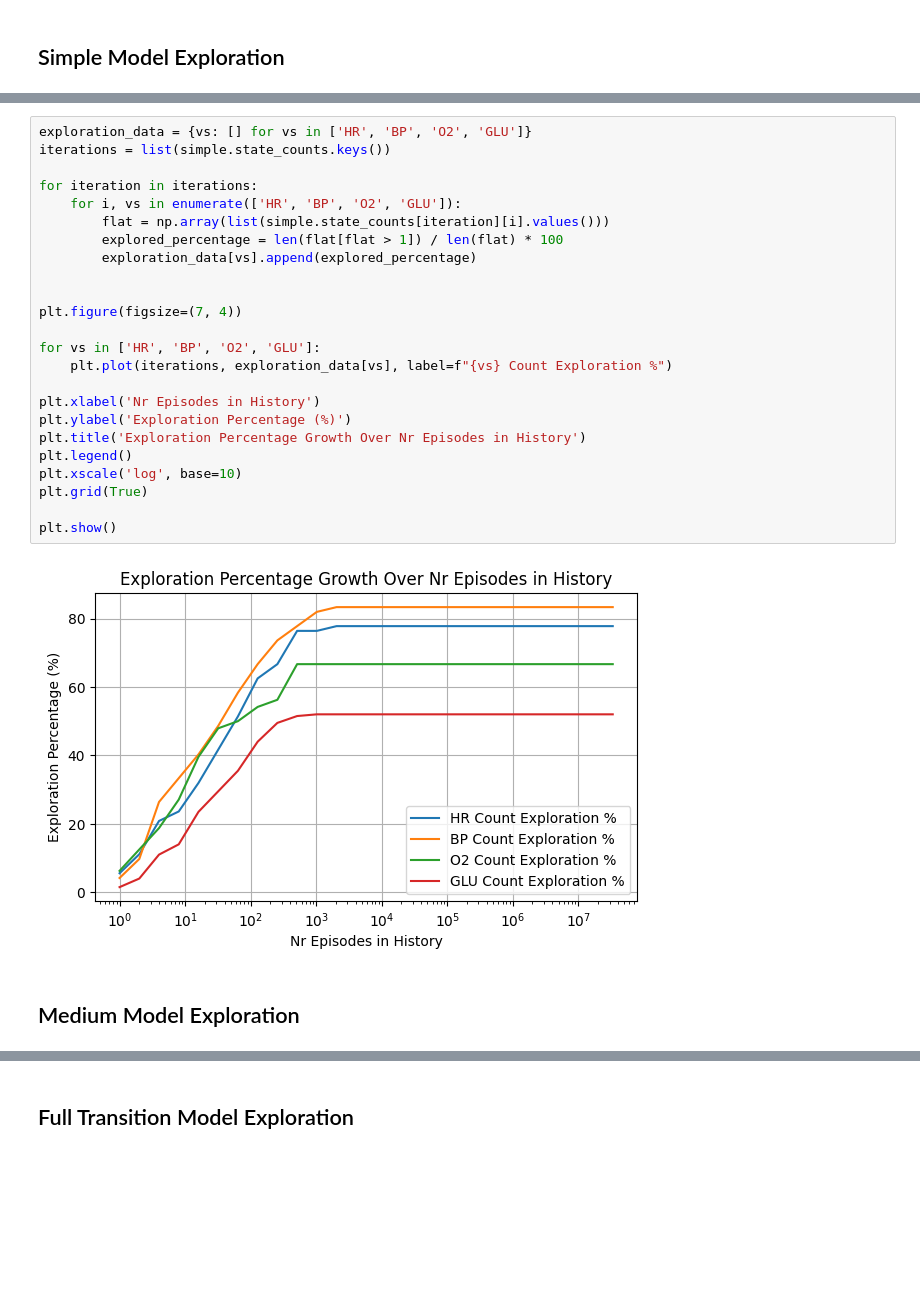
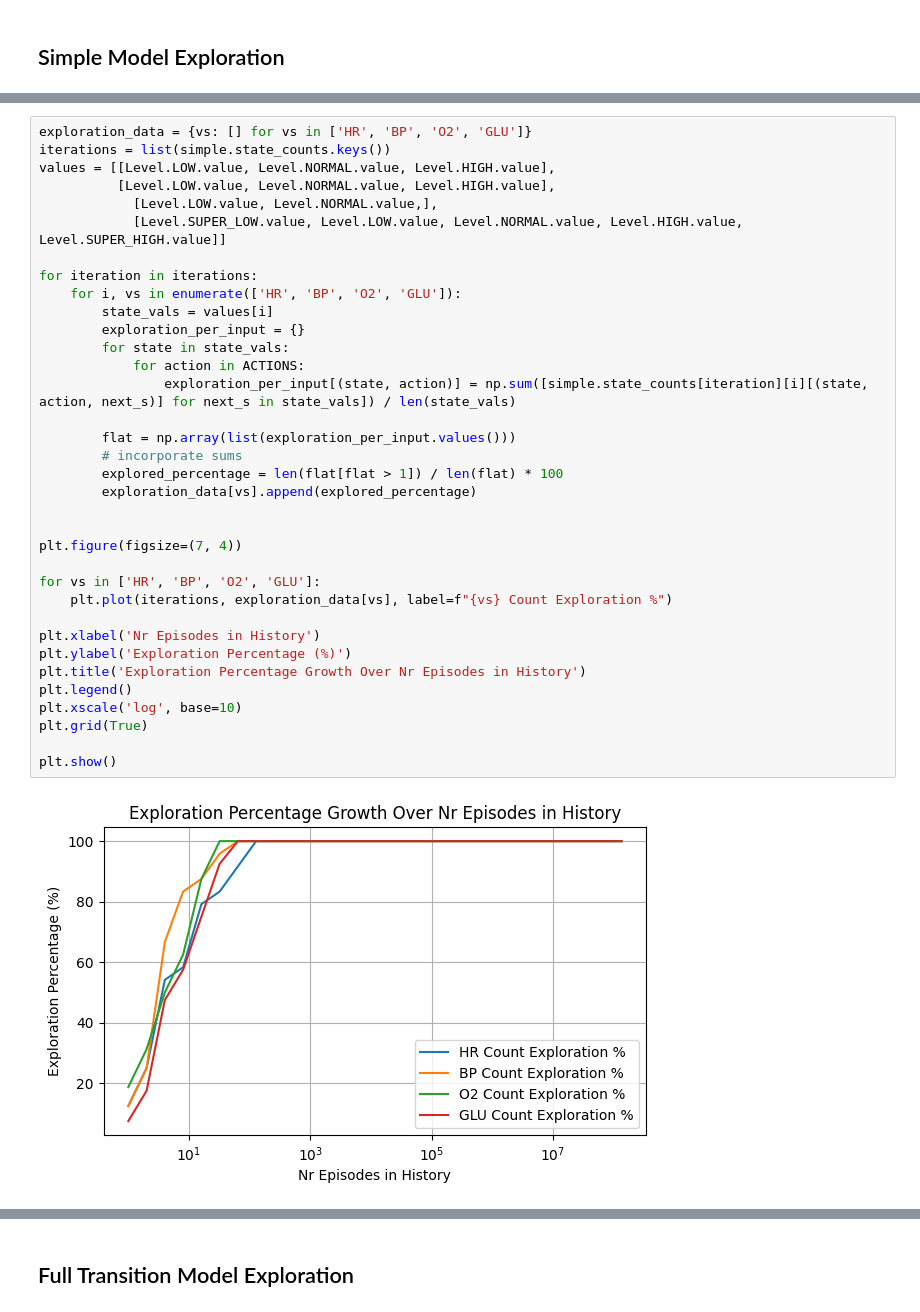
Before and after one commit to luisastue/hc-rl-thompson-sampling, a Jupyter notebook: sepsis/custom_sepsis/src/custom_sepsis/history.ipynb, the cells around one changed output, grey strips where cells are left out. Cells and saved outputs as stored; diff of their text form; blank space fills up the shorter version.

```diff
--- a/sepsis/custom_sepsis/src/custom_sepsis/history.ipynb
+++ b/sepsis/custom_sepsis/src/custom_sepsis/history.ipynb
@@ -32,28 +11,37 @@ plt.show()
 # %%
 exploration_data = {vs: [] for vs in ['HR', 'BP', 'O2', 'GLU']}
 iterations = list(simple.state_counts.keys())
+values = [[Level.LOW.value, Level.NORMAL.value, Level.HIGH.value],
+          [Level.LOW.value, Level.NORMAL.value, Level.HIGH.value],
+            [Level.LOW.value, Level.NORMAL.value,],
+            [Level.SUPER_LOW.value, Level.LOW.value, Level.NORMAL.value, Level.HIGH.value, Level.SUPER_HIGH.value]]
 
 for iteration in iterations:
     for i, vs in enumerate(['HR', 'BP', 'O2', 'GLU']):
-        flat = np.array(list(simple.state_counts[iteration][i].values()))
+        state_vals = values[i]
+        exploration_per_input = {}
+        for state in state_vals:
+            for action in ACTIONS:
+                exploration_per_input[(state, action)] = np.sum([simple.state_counts[iteration][i][(state, action, next_s)] for next_s in state_vals]) / len(state_vals)
+
+        flat = np.array(list(exploration_per_input.values()))
+        # incorporate sums
         explored_percentage = len(flat[flat > 1]) / len(flat) * 100
         exploration_data[vs].append(explored_percentage)
 
 
 plt.figure(figsize=(7, 4))
 
 for vs in ['HR', 'BP', 'O2', 'GLU']:
     plt.plot(iterations, exploration_data[vs], label=f"{vs} Count Exploration %")
 
 plt.xlabel('Nr Episodes in History')
 plt.ylabel('Exploration Percentage (%)')
 plt.title('Exploration Percentage Growth Over Nr Episodes in History')
 plt.legend()
 plt.xscale('log', base=10)
 plt.grid(True)
 
 plt.show()
 # %% [output]
-[figure, old version]
+[figure, new version]
-# %% [markdown]
-## Medium Model Exploration
```
Also changed, not shown: parts of 12 cells of this notebook, 15 other files.
